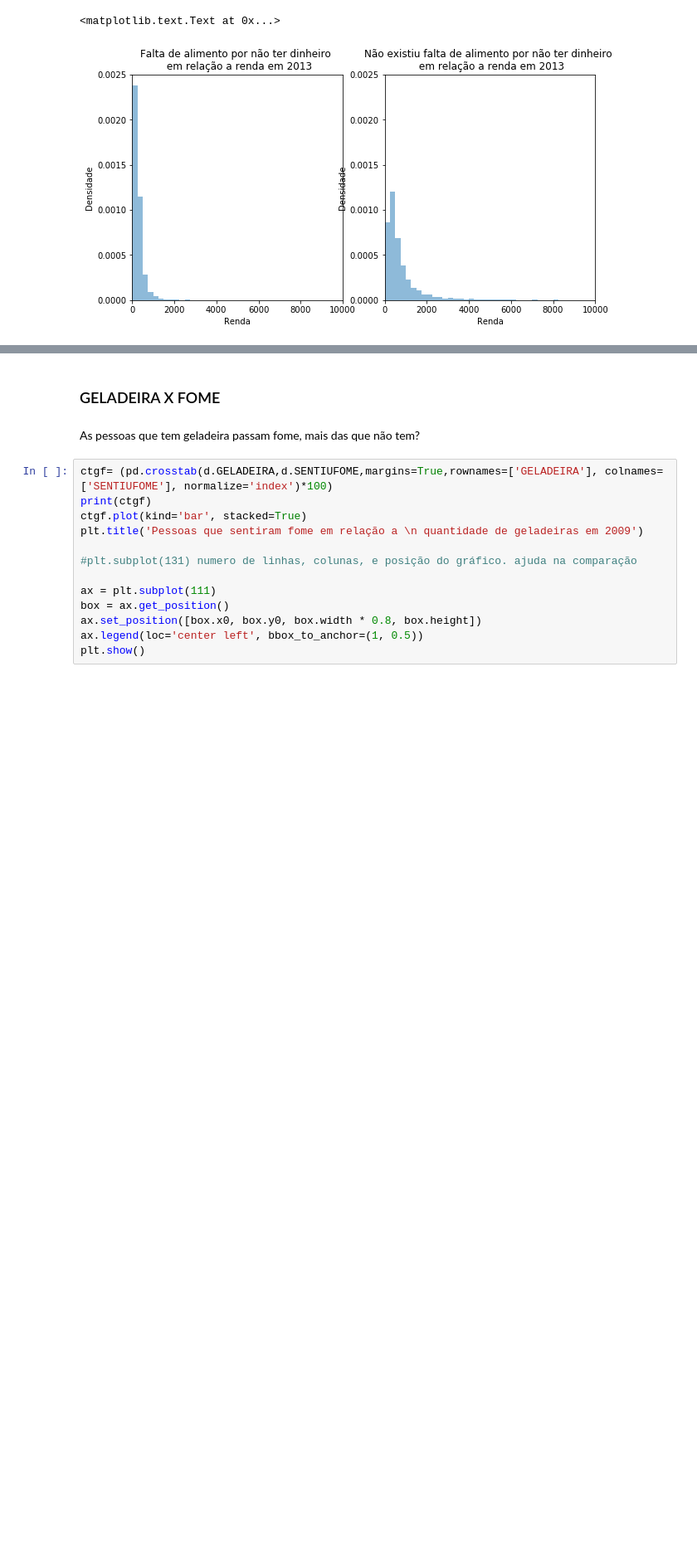
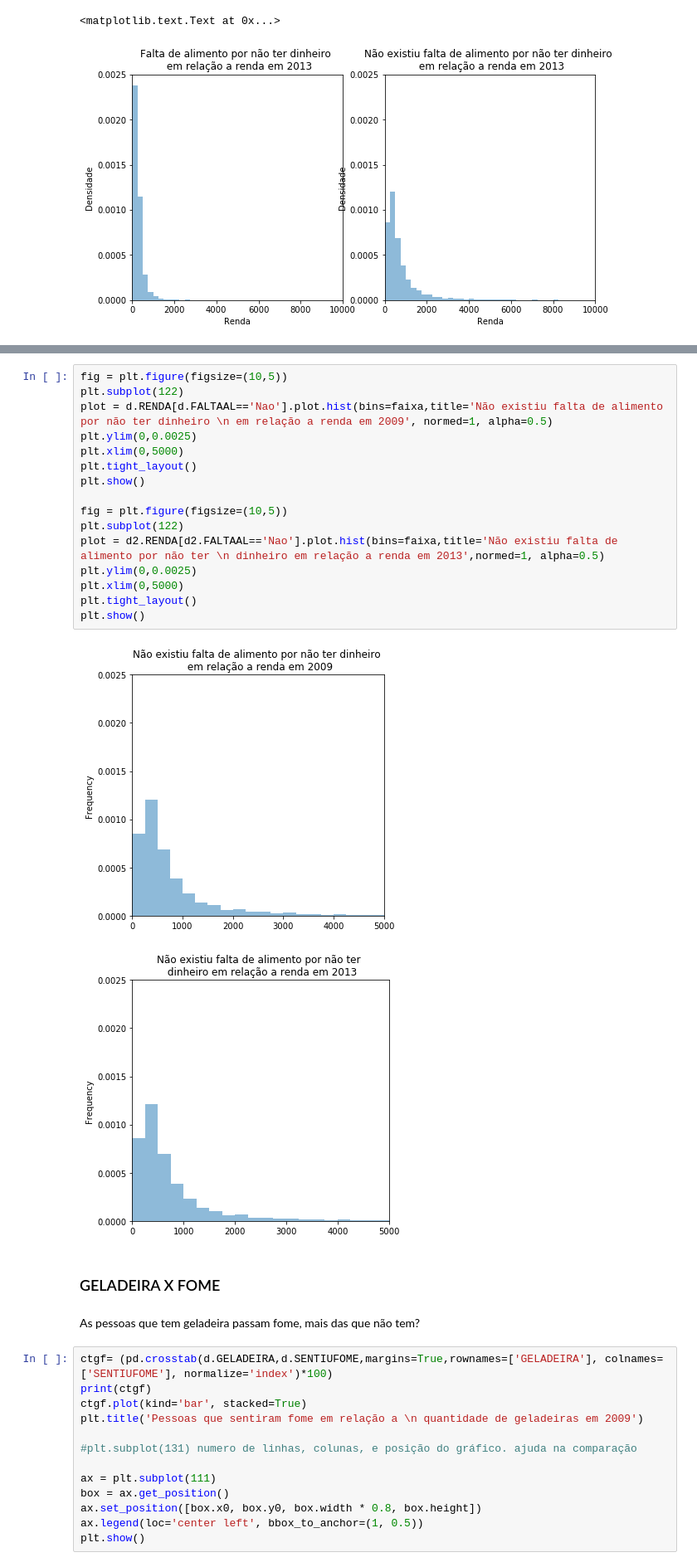
Before and after one commit to milenamaluli/CD, a Jupyter notebook: Projeto1 Milena Maluli.ipynb, the cells around one changed output, grey strips where cells are left out. Shown at 83% size. Cells and saved outputs as stored; diff of their text form; blank space fills up the shorter version.

```diff
--- a/Projeto1 Milena Maluli.ipynb
+++ b/Projeto1 Milena Maluli.ipynb
@@ -245,3 +279,22 @@ plt.title('Não existiu falta de alimento por não ter dinheiro \n em relação
+# %%
+fig = plt.figure(figsize=(10,5))
+plt.subplot(122)
+plot = d.RENDA[d.FALTAAL=='Nao'].plot.hist(bins=faixa,title='Não existiu falta de alimento por não ter dinheiro \n em relação a renda em 2009', normed=1, alpha=0.5)
+plt.ylim(0,0.0025)
+plt.xlim(0,5000)
+plt.tight_layout()
+plt.show()
+
+fig = plt.figure(figsize=(10,5))
+plt.subplot(122)
+plot = d2.RENDA[d2.FALTAAL=='Nao'].plot.hist(bins=faixa,title='Não existiu falta de alimento por não ter \n dinheiro em relação a renda em 2013',normed=1, alpha=0.5)
+plt.ylim(0,0.0025)
+plt.xlim(0,5000)
+plt.tight_layout()
+plt.show()
+# %% [output]
+[figure, added]
+[figure, added]
 # %% [markdown]
 ### GELADEIRA X FOME
 # %% [markdown]
```
Also changed, not shown: parts of 8 cells of this notebook, 4 other files.
